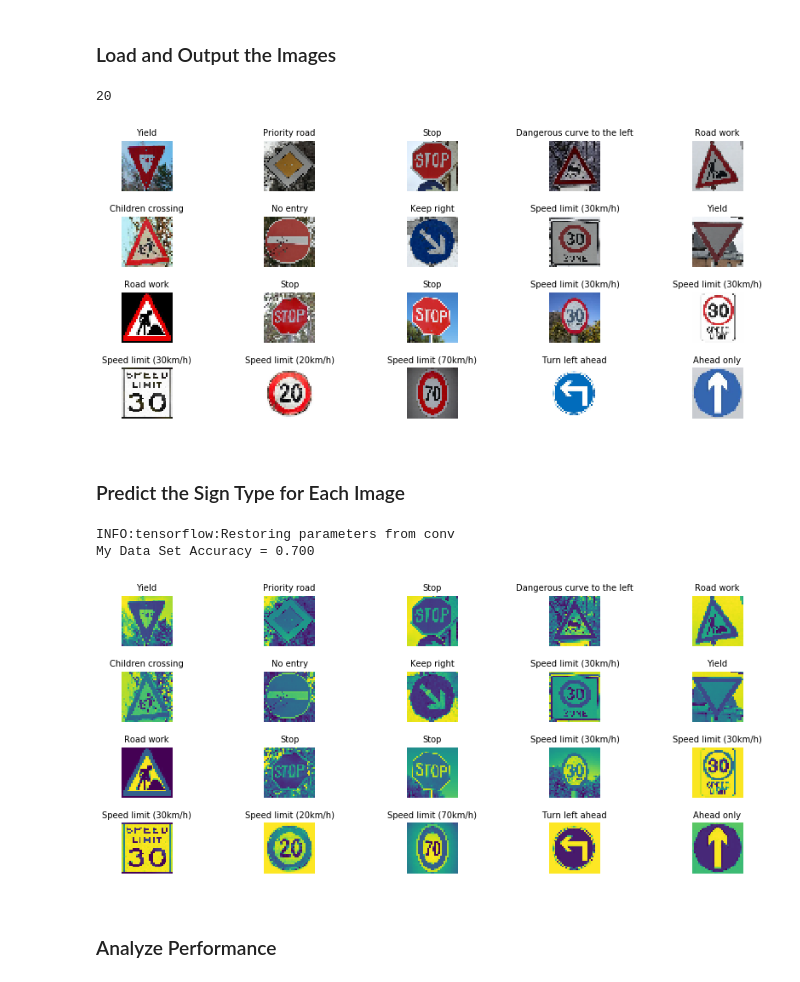
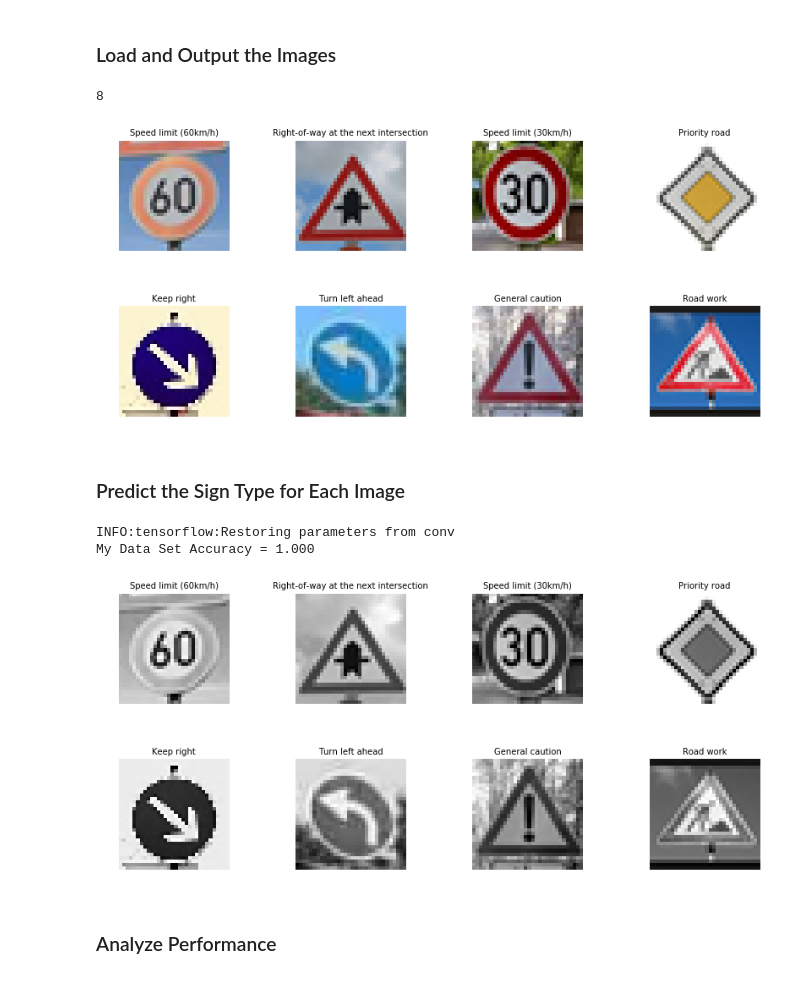
Before and after one commit to z687wang/TrafficSignClassifier, a Jupyter notebook: Traffic_Sign_Classifier.ipynb, the cells around one changed output. Drawn from its saved outputs; the diff is of its cells as text; code cells hidden in the pictures.

```diff
--- a/Traffic_Sign_Classifier.ipynb
+++ b/Traffic_Sign_Classifier.ipynb
@@ -431,8 +437,7 @@ for i in range(20):
     index = random.randint(0, len(X_train))
     image = X_train[index]
     axs[i].axis('off')
-    image = np.expand_dims(image, axis=0)
-    axs[i].imshow(image.squeeze())
+    axs[i].imshow(image.squeeze(), cmap="gray")
     axs[i].set_title(name_values[y_train[index]][1].decode('ascii'), fontsize=10)
 # %% [output]
 1
@@ -440,11 +445,9 @@ for i in range(20):
 # %%
-def normalize(im):
-    return -np.log(1/((1 + im)/257) - 1)
 
-# X_train_normalized = normalize(X_train)
-# X_test_normalized = normalize(X_test)
-X_train_normalized = X_train/127.5-1
-X_test_normalized = X_test/127.5-1
+X_train_normalized = (X_train - 128)/128
+X_test_normalized = (X_test - 128)/128
+# X_train_normalized = X_train/127.5-1
+# X_test_normalized = X_test/127.5-1
 
 name_values = np.genfromtxt('signnames.csv', skip_header=1, dtype=[('myint','i8'), ('mysring','S55')], delimiter=',')
 
@@ -457,6 +460,6 @@ for i in range(20):
     image = X_train_normalized[index]
     axs[i].axis('off')
     image = np.expand_dims(image, axis=0)
-    axs[i].imshow(image.squeeze())
+    axs[i].imshow(image.squeeze(), cmap="gray")
     axs[i].set_title(name_values[y_train[index]][1].decode('ascii'), fontsize=10)
 # %% [output]
@@ -486,11 +489,11 @@ class TrafficSignClassifier:
     def __init__(self):
         self.mu = 0
         self.sigma = 0.1
-        self.features = tf.placeholder(tf.float32, (None, 32, 32, image_depth_channels))
+        self.features = tf.placeholder(tf.float32, (None, 32, 32, 1))
         self.labels = tf.placeholder(tf.int32, (None))
         self.one_hot_y = tf.one_hot(self.labels, 43)
         self.keep_prob = tf.placeholder(tf.float32)
-        self.EPOCHS = 50
+        self.EPOCHS = 27
         self.BATCH_SIZE = 156
         self.rate = 0.001
         self.savePath = 'conv'
@@ -511,8 +514,8 @@ class TrafficSignClassifier:
 
     def network(self):
 
-        # Layer 1: Convolutional Layer, Input: 32x32x1, Output: 28x28x610
-        conv_1_w = tf.Variable(tf.truncated_normal(shape=(5, 5, image_depth_channels, 6), mean = self.mu, stddev = self.sigma))
+        # Layer 1: Convolutional Layer, Input: 32x32x1, Output: 28x28x6
+        conv_1_w = tf.Variable(tf.truncated_normal(shape=(5, 5, 1, 6), mean = self.mu, stddev = self.sigma))
         conv_1_b = tf.Variable(tf.zeros(6))
 
         conv_1 = self.conv2d(self.features, conv_1_w, conv_1_b, 1)
@@ -650,19 +668,18 @@ You may find `signnames.csv` useful as it contains mappings from the class id (i
 import glob
 
 
-my_images = sorted(glob.glob('./test_images/*.jpg'))
+my_images = sorted(glob.glob('./test_images/*.png'))
 total_num = len(my_images)
 print(total_num)
-my_labels = np.array([13, 12, 14, 19, 25, 28, 17, 38, 1, 13, 25, 14, 14, 1, 1, 1, 0, 4, 34, 35])
+my_labels = np.array([3, 11, 1, 12, 38, 34, 18, 25])
 test_signs = []
 name_values = np.genfromtxt('signnames.csv', skip_header=1, dtype=[('myint','i8'), ('mysring','S55')], delimiter=',')
 
 # show image of 10 random data points
-fig, axs = plt.subplots(4,5, figsize=(15, 6))
+fig, axs = plt.subplots(2,4, figsize=(15, 6))
 fig.subplots_adjust(hspace = .5, wspace=.001)
 axs = axs.ravel()
 for i in range(0, total_num):
-    index = random.randint(0, len(X_train))
     my_image = my_images[i]
     image = cv2.cvtColor(cv2.imread(my_image), cv2.COLOR_BGR2RGB)
     image = cv2.resize(image, (32,32))
@@ -672,38 +689,37 @@ for i in range(0, total_num):
     axs[i].imshow(image.squeeze())
     axs[i].set_title(name_values[my_labels[i]][1].decode('ascii'), fontsize=10)
 # %% [output]
-20
+8
-[figure, old version]
+[figure, new version]
 # %% [markdown]
 ### Predict the Sign Type for Each Image
 # %%
 ### Run the predictions here and use the model to output the prediction for each image.
 ### Make sure to pre-process the images with the same pre-processing pipeline used earlier.
 ### Feel free to use as many code cells as needed.
 
 test_signs = np.array(test_signs)
 test_signs_gray = np.sum(test_signs/3, axis=3, keepdims=True)
 test_signs_normalized = test_signs_gray/127.5-1
 
-fig, axs = plt.subplots(4,5, figsize=(15, 6))
+fig, axs = plt.subplots(2,4, figsize=(15, 6))
 fig.subplots_adjust(hspace = .5, wspace=.001)
 axs = axs.ravel()
 for i in range(0, total_num):
-    index = random.randint(0, len(X_train))
     axs[i].axis('off')
-    axs[i].imshow(test_signs_normalized[i].squeeze())
+    axs[i].imshow(test_signs_normalized[i].squeeze(), cmap="gray")
     axs[i].set_title(name_values[my_labels[i]][1].decode('ascii'), fontsize=10)
 
 
 with tf.Session() as sess:
     sess.run(tf.global_variables_initializer())
     conv_net.saver.restore(sess, conv_net.savePath)
     my_accuracy = conv_net.evaluate(test_signs_normalized, my_labels)
     print("My Data Set Accuracy = {:.3f}".format(my_accuracy))
 # %% [output]
 INFO:tensorflow:Restoring parameters from conv
-My Data Set Accuracy = 0.700
+My Data Set Accuracy = 1.000
-[figure, old version]
+[figure, new version]
 # %% [markdown]
 ### Analyze Performance
 # %%
```
Also changed, not shown: parts of 11 cells of this notebook, 15 other files.
